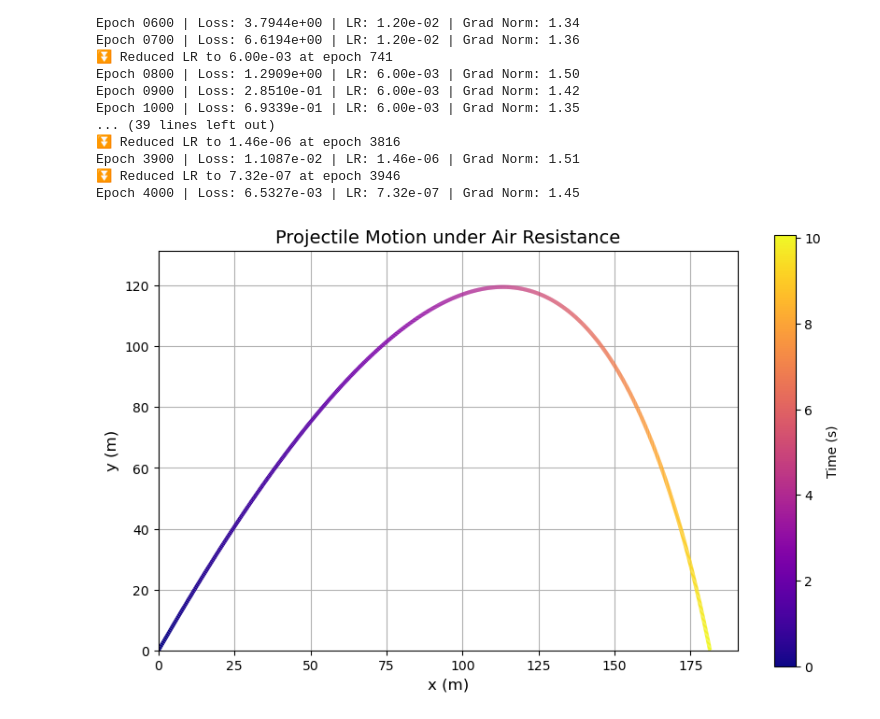
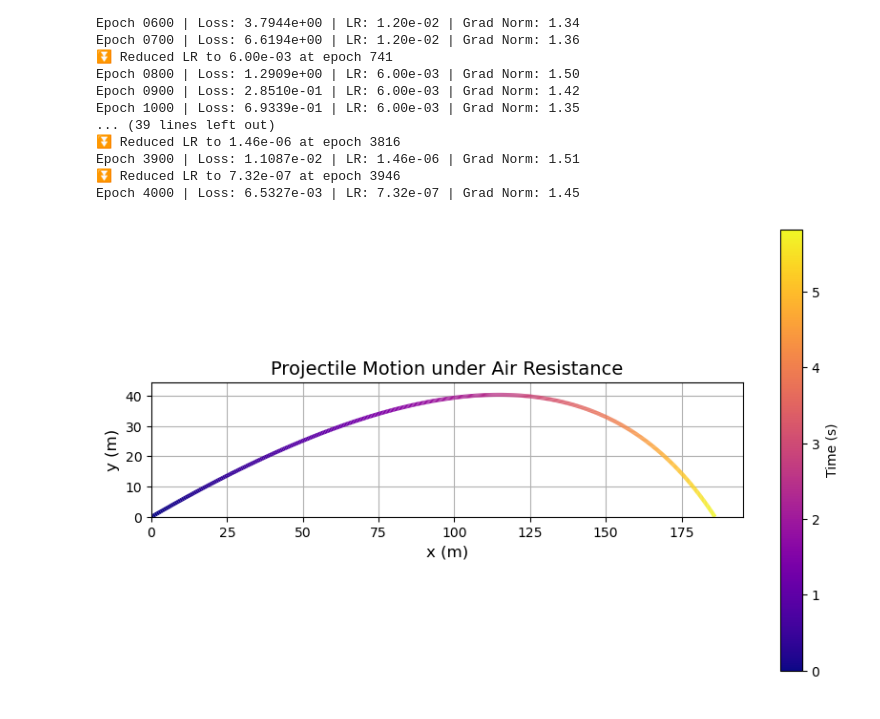
Before and after one commit to Aryan331776/SOC_24b1810_clean, a Jupyter notebook: projectile_motion_under_air_resistance.ipynb, the cells around one changed output. Drawn from its saved outputs; the diff is of its cells as text; code cells hidden in the pictures.

```diff
--- a/projectile_motion_under_air_resistance.ipynb
+++ b/projectile_motion_under_air_resistance.ipynb
@@ -337,24 +337,24 @@ Epoch 4000 | Loss: 6.5327e-03 | LR: 7.32e-07 | Grad Norm: 1.45
 # %%
 # Example user-defined inputs
 v0 = 70       # Initial speed in m/s
-theta = 60    # Launch angle in degrees
-drag_by_mass = 0.15    # Drag coefficient / mass
+theta = 30    # Launch angle in degrees
+drag_by_mass = 0.25    # Drag coefficient / mass
 
 # Convert angle to radians
 
 theta_tensor = torch.tensor([[math.radians(theta)]], dtype=torch.float32).to(device)
 
 # Call the prediction function
 vx, vy, t_vals = predict_trajectory(
     model=model,
     v0=v0,
     theta=theta_tensor,
     drag_by_mass=drag_by_mass,
     dt=0.01,
     device=device
 )
 
 # Plot trajectory
 x, y, t_used = plot_trajectory(vx, vy, t_vals, dt=0.01)
 # %% [output]
-[figure, old version]
+[figure, new version]
```
